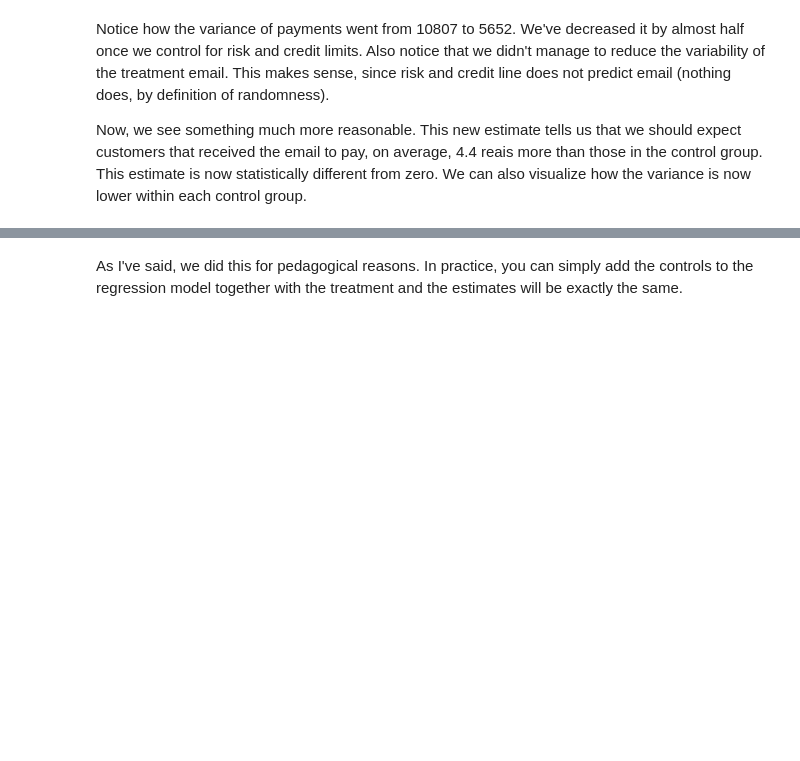
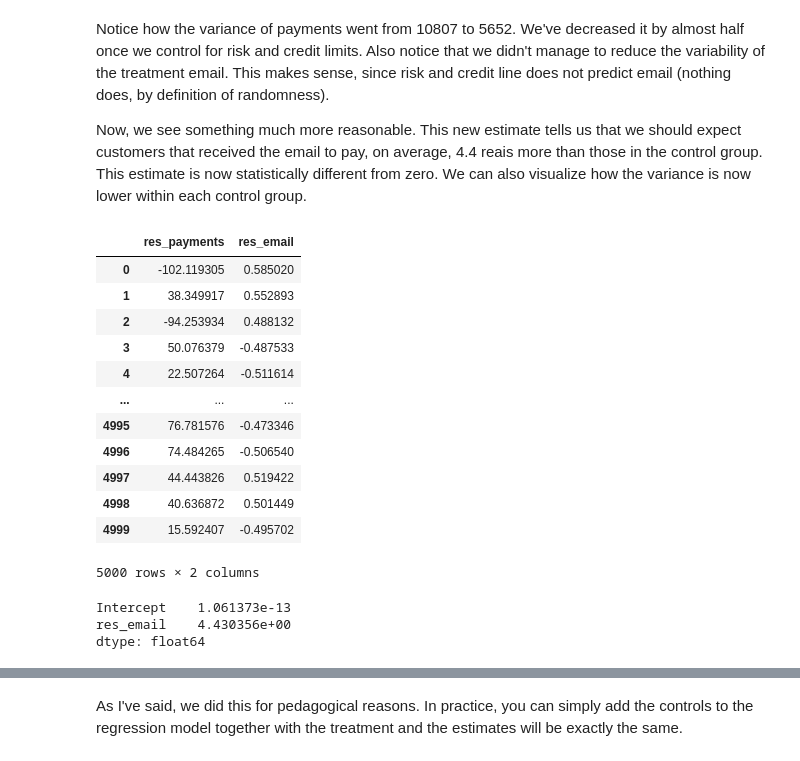
Before and after one commit to dataqubit/python-causality-handbook, a Jupyter notebook: causal-inference-for-the-brave-and-true/07-Beyond-Confounders.ipynb, the cells around one changed output, grey strips where cells are left out. Drawn from its saved outputs; the diff is of its cells as text; code cells hidden in the pictures; blank space fills up the shorter version.

```diff
--- a/causal-inference-for-the-brave-and-true/07-Beyond-Confounders.ipynb
+++ b/causal-inference-for-the-brave-and-true/07-Beyond-Confounders.ipynb
@@ -112,6 +112,28 @@ data["email"].std()**2, residuals["res_email"].std()**2
 Notice how the variance of payments went from 10807 to 5652. We've decreased it by almost half once we control for risk and credit limits. Also notice that we didn't manage to reduce the variability of the treatment email. This makes sense, since risk and credit line does not predict email (nothing does, by definition of randomness).
 
 Now, we see something much more reasonable. This new estimate tells us that we should expect customers that received the email to pay, on average, 4.4 reais more than those in the control group. This estimate is now statistically different from zero. We can also visualize how the variance is now lower within each control group.
+# %%
+residuals
+# %% [output]
+|  | res_payments | res_email |
+| 0 | -102.119305 | 0.585020 |
+| 1 | 38.349917 | 0.552893 |
+| 2 | -94.253934 | 0.488132 |
+| 3 | 50.076379 | -0.487533 |
+| 4 | 22.507264 | -0.511614 |
+| ... | ... | ... |
+| 4995 | 76.781576 | -0.473346 |
+| 4996 | 74.484265 | -0.506540 |
+| 4997 | 44.443826 | 0.519422 |
+| 4998 | 40.636872 | 0.501449 |
+| 4999 | 15.592407 | -0.495702 |
+5000 rows × 2 columns
+# %%
+model_treatment.params
+# %% [output]
+Intercept    1.061373e-13
+res_email    4.430356e+00
+dtype: float64
 # %%
 sns.scatterplot(x="res_email", y="res_payments", data=residuals)
 plt.plot(np.linspace(-0.7, 1), model_treatment.params[0] + np.linspace(-1, 2) * model_treatment.params[1], c="C1")
```
Also changed, not shown: parts of 4 cells of this notebook, 6 other files.
